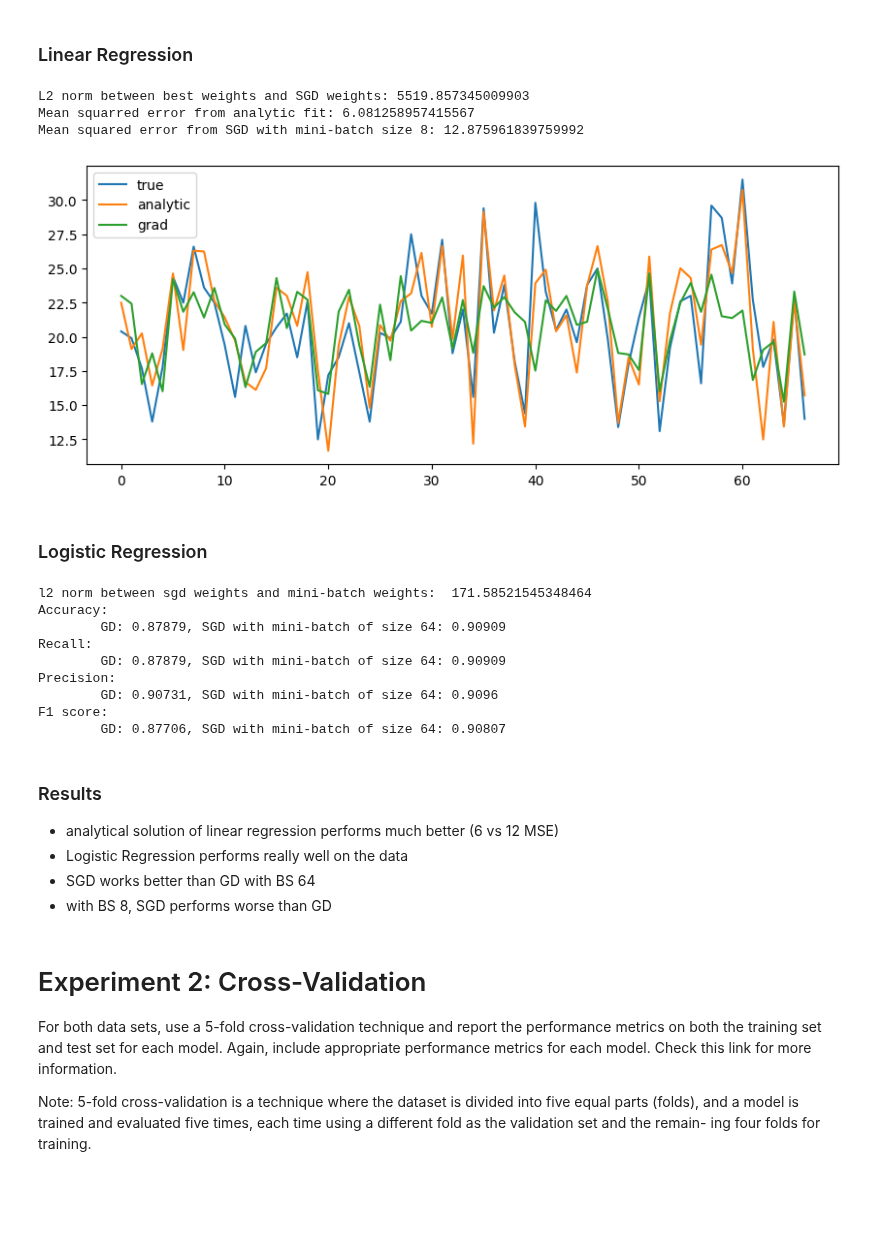
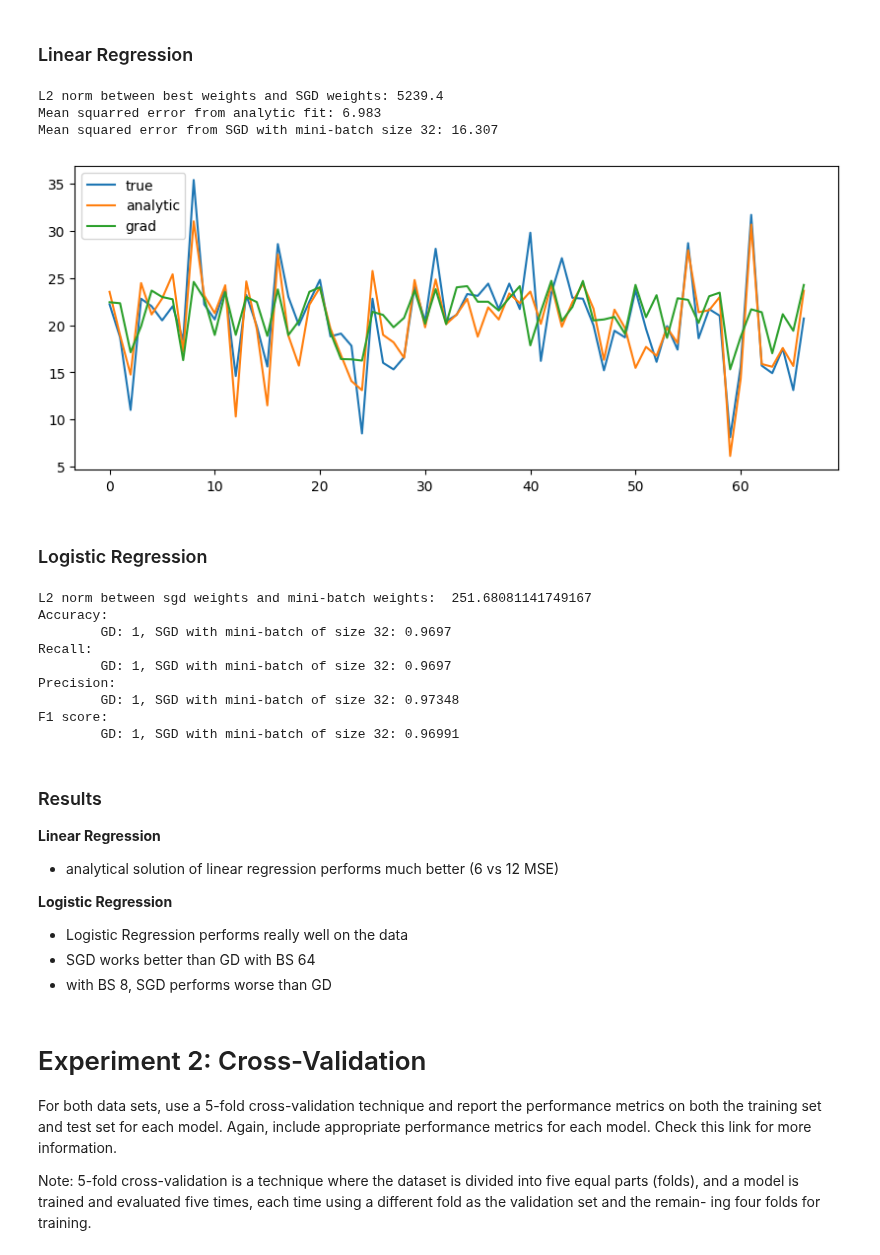
Before and after one commit to j-c-carr/Real-Estate-and-Wine-Quality-Prediction, a Jupyter notebook: experiments_test.ipynb, the cells around one changed output. Cells and saved outputs as stored; diff of their text form; code cells hidden in the pictures; blank space fills up the shorter version.

```diff
--- a/experiments_test.ipynb
+++ b/experiments_test.ipynb
@@ -16,11 +16,11 @@ from models.optimizers import GradientDescent, StochasticGradientDescent
 # %% [markdown]
 ## Data Loading
 # %%
-SEED=0
+SEED = 0
 np.random.seed(SEED)
 
-housing_df = fetch_housing_dataset()
-wine_df = fetch_wine_dataset()
+HOUSING_DF = fetch_housing_dataset()
+WINE_DF = fetch_wine_dataset()
 # %% [markdown]
 # Experiment 1: Basic Performance Comparison
 
@@ -28,28 +28,30 @@ For both datasets, perform an 80/20 train/test split and report the performance
 # %% [markdown]
 ### Data Preparation
 # %%
-TEST_SIZE = 0.20
+TEST_SIZE = 0.2
 IQR_FACTOR = 1.5
 
+housing_df = HOUSING_DF.copy()
+wine_df = WINE_DF.copy()
+
 ### Data Cleaning ###
-#remove outliers (but not for CHAS bc it is 1/0)
+# remove outliers (but not for CHAS bc it is 1/0)
 temp_df = housing_df.drop(columns='CHAS')
 temp_df_cleaned = remove_outliers(temp_df, factor=IQR_FACTOR)
 housing_df_cleaned = pd.concat([temp_df_cleaned, housing_df['CHAS'].loc[temp_df_cleaned.index]], axis=1)
 
-wine_df_cleaned = wine_df.copy()
 wine_df_cleaned = remove_outliers(wine_df, factor=IQR_FACTOR)
 
 ### Data Splitting ###
 # perform train test split
+X_housing_train, X_housing_test, y_housing_train, y_housing_test = train_test_split(housing_df_cleaned.drop(['MEDV'], axis=1).to_numpy(),
+                                                                                    housing_df_cleaned.MEDV.to_numpy().reshape(-1,1), test_size=TEST_SIZE)
+
 one_hot_wine_classes = pd.get_dummies(wine_df_cleaned['class']).to_numpy(dtype=int)
 X_wine_train, X_wine_test, y_wine_train, y_wine_test = train_test_split(wine_df_cleaned.drop(['class'], axis=1).to_numpy(),
                                                                         one_hot_wine_classes,
                                                                         test_size=TEST_SIZE)
 
-X_housing_train, X_housing_test, y_housing_train, y_housing_test = train_test_split(housing_df_cleaned.drop(['MEDV'], axis=1).to_numpy(),
-                                                                                    housing_df_cleaned.MEDV.to_numpy().reshape(-1,1), test_size=TEST_SIZE)
-
 ### Data Normalization ###
 # normalize data after train test split to prevent data leakage
 #X_wine_train, X_wine_test = min_max_scale(X_wine_train, X_wine_test)
@@ -57,50 +59,55 @@ X_housing_train, X_housing_test = min_max_scale(X_housing_train, X_housing_test)
 # %% [markdown]
 ### Linear Regression
 # %%
-BATCH_SIZE = 8
-
-# Linear regression fit
-lin_reg = LinearRegression()
+OPTIMIZER_KWARGS = {
+    'batch_size': 32,
+    'learning_rate': 0.1,
+    'max_iters': 1e4,
+    'verbose': False
+}
 
 # Analytic fit
+lin_reg = LinearRegression()
 lin_reg.fit(X_housing_train, y_housing_train, analytic_fit=True, verbose=False)
 y_preds_with_analytic_fit = lin_reg.predict(X_housing_test)
 min_ms_error = mse(y_housing_test, lin_reg.predict(X_housing_test))
 w_analytic = np.copy(lin_reg.w)
 
 # Mini-batch SGD fit
-lin_reg.fit(X_housing_train, y_housing_train, optimizer_class=GradientDescent, batch_size=BATCH_SIZE, verbose=False)
+log_reg = LogisticRegression()
+lin_reg.fit(X_housing_train, y_housing_train, optimizer_class=StochasticGradientDescent, **OPTIMIZER_KWARGS)
 y_preds_with_grad = lin_reg.predict(X_housing_test)
 ms_error = mse(y_housing_test, y_preds_with_grad)
 
 
-print(f"L2 norm between best weights and SGD weights: {np.linalg.norm(w_analytic - lin_reg.w)}")
-print(f"Mean squarred error from analytic fit: {min_ms_error}")
-print(f"Mean squared error from SGD with mini-batch size {BATCH_SIZE}: {ms_error}")
+print(f"L2 norm between best weights and SGD weights: {np.linalg.norm(w_analytic - lin_reg.w):.5g}")
+print(f"Mean squarred error from analytic fit: {min_ms_error:.5g}")
+print(f"Mean squared error from SGD with mini-batch size {OPTIMIZER_KWARGS['batch_size']}: {ms_error:.5g}")
 
 # plot results
 plt.figure(figsize=(10,4))
 plt.plot(y_housing_test, label='true')
 plt.plot(y_preds_with_analytic_fit, label='analytic')
 plt.plot(y_preds_with_grad, label='grad')
 plt.legend()
 plt.show()
 # %% [output]
-L2 norm between best weights and SGD weights: 5519.857345009903
-Mean squarred error from analytic fit: 6.081258957415567
-Mean squared error from SGD with mini-batch size 8: 12.875961839759992
+L2 norm between best weights and SGD weights: 5239.4
+Mean squarred error from analytic fit: 6.983
+Mean squared error from SGD with mini-batch size 32: 16.307
-[figure, old version]
+[figure, new version]
 # %% [markdown]
 ### Logistic Regression
 # %%
-BATCH_SIZE = 64
-OPTIMIZER_KWARGS = {'max_iters': 4e4,
-                    'learning_rate': 0.05,
-                    'verbose': False}
+BATCH_SIZE = 32
+OPTIMIZER_KWARGS = {
+    'max_iters': 4e4,
+    'learning_rate': 0.05,
+    'verbose': False
+    }
 
+# GD fit
 log_reg = LogisticRegression()
-
-# Learn model parameters with gradient descent
 log_reg.fit(X_wine_train, y_wine_train, optimizer_class=GradientDescent, **OPTIMIZER_KWARGS)
 y_wine_preds_gd = log_reg.predict(X_wine_test)
 w_gd = np.copy(log_reg.w)
@@ -110,7 +117,8 @@ gd_recall = recall_score(y_wine_test, y_wine_preds_gd, average='weighted')
 gd_precision = precision_score(y_wine_test, y_wine_preds_gd, average='weighted')
 gd_f1_score = f1_score(y_wine_test, y_wine_preds_gd, average='weighted')
 
-# Learn model parameters with stochastic gradient descent
+# SGD fit
+log_reg = LogisticRegression()
 log_reg.fit(X_wine_train, y_wine_train, optimizer_class=StochasticGradientDescent, batch_size=BATCH_SIZE, **OPTIMIZER_KWARGS)
 y_wine_preds_sgd = log_reg.predict(X_wine_test)
 w_sgd = np.copy(log_reg.w)
@@ -120,24 +128,28 @@ sgd_recall = recall_score(y_wine_test, y_wine_preds_sgd, average='weighted')
 sgd_precision = precision_score(y_wine_test, y_wine_preds_sgd, average='weighted')
 sgd_f1_score = f1_score(y_wine_test, y_wine_preds_sgd, average='weighted')
 
-print("l2 norm between sgd weights and mini-batch weights: ", np.linalg.norm(w_gd - w_sgd))
+print("L2 norm between sgd weights and mini-batch weights: ", np.linalg.norm(w_gd - w_sgd))
 print(f"Accuracy:\n \tGD: {gd_accuracy:.5g}, SGD with mini-batch of size {BATCH_SIZE}: {sgd_accuracy:.5g}")
 print(f"Recall:\n \tGD: {gd_recall:.5g}, SGD with mini-batch of size {BATCH_SIZE}: {sgd_recall:.5g}")
 print(f"Precision:\n \tGD: {gd_precision:.5g}, SGD with mini-batch of size {BATCH_SIZE}: {sgd_precision:.5g}")
 print(f"F1 score:\n \tGD: {gd_f1_score:.5g}, SGD with mini-batch of size {BATCH_SIZE}: {sgd_f1_score:.5g}")
 # %% [output]
-l2 norm between sgd weights and mini-batch weights:  171.58521545348464
+L2 norm between sgd weights and mini-batch weights:  251.68081141749167
 Accuracy:
-        GD: 0.87879, SGD with mini-batch of size 64: 0.90909
+        GD: 1, SGD with mini-batch of size 32: 0.9697
 Recall:
-        GD: 0.87879, SGD with mini-batch of size 64: 0.90909
+        GD: 1, SGD with mini-batch of size 32: 0.9697
 Precision:
-        GD: 0.90731, SGD with mini-batch of size 64: 0.9096
+        GD: 1, SGD with mini-batch of size 32: 0.97348
 F1 score:
-        GD: 0.87706, SGD with mini-batch of size 64: 0.90807
+        GD: 1, SGD with mini-batch of size 32: 0.96991
 # %% [markdown]
 ### Results
+
+**Linear Regression**
 - analytical solution of linear regression performs much better (6 vs 12 MSE)
+
+**Logistic Regression**
 - Logistic Regression performs really well on the data
 - SGD works better than GD with BS 64
 - with BS 8, SGD performs worse than GD
```
Also changed, not shown: parts of 27 cells of this notebook, 3 other files.
